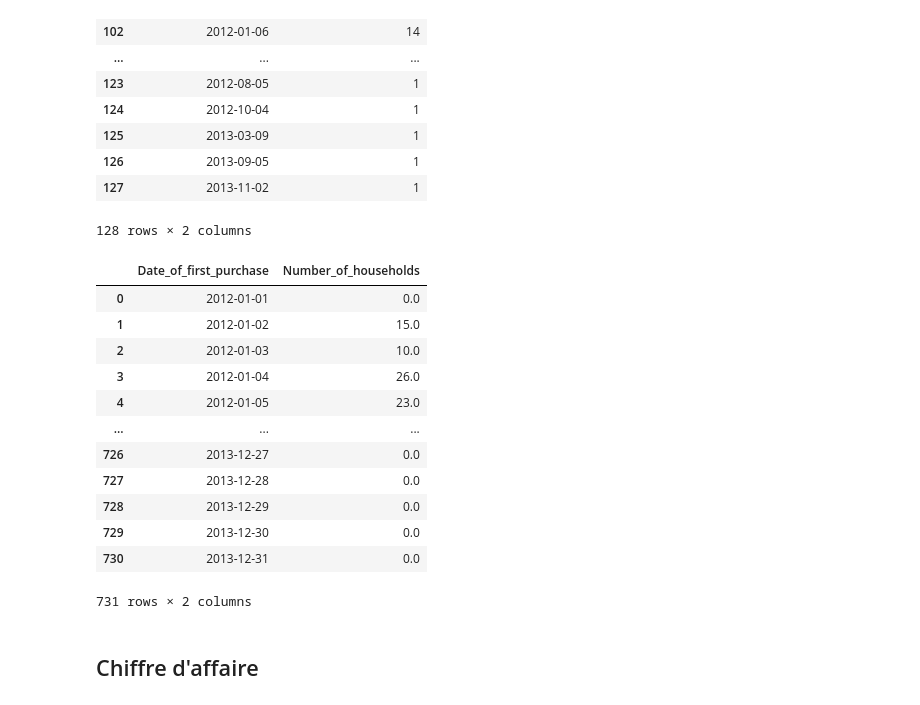
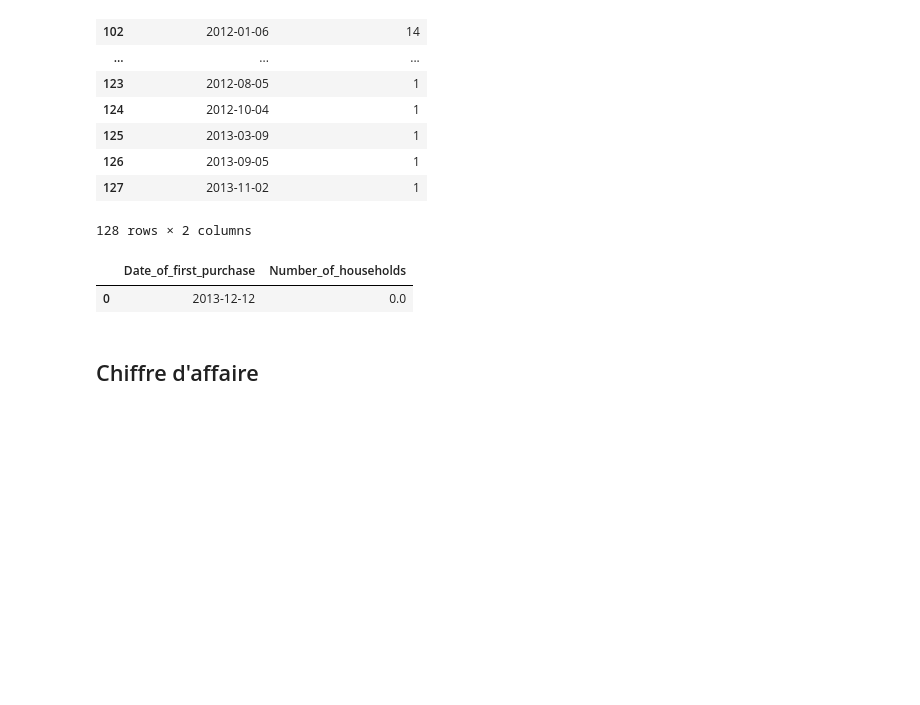
Before and after one commit to Medkallel/Dunhumby-The-complete-Journey-Dashboard, a Jupyter notebook: Src/Data_Exploration-Preprocessing.ipynb, the cells around one changed output. Drawn from its saved outputs; the diff is of its cells as text; code cells hidden in the pictures; blank space fills up the shorter version.

```diff
--- a/Src/Data_Exploration-Preprocessing.ipynb
+++ b/Src/Data_Exploration-Preprocessing.ipynb
@@ -838,20 +838,9 @@ df_customer_acquisition
 | 127 | 2013-11-02 | 1 |
 128 rows × 2 columns
 # %%
-df_customer_acquisition.set_index("Date_of_first_purchase").reindex(pd.date_range("2012-01-01", "2013-12-31", freq="D")).fillna(0).reset_index().rename(columns={"index": "Date_of_first_purchase"})
+df_customer_acquisition.set_index("Date_of_first_purchase").reindex(pd.date_range(df_trnsct["TRANS_DATE"].max(), df_trnsct["TRANS_DATE"].max(), freq="D")).fillna(0).reset_index().rename(columns={"index": "Date_of_first_purchase"})
 # %% [output]
 |  | Date_of_first_purchase | Number_of_households |
-| 0 | 2012-01-01 | 0.0 |
-| 1 | 2012-01-02 | 15.0 |
-| 2 | 2012-01-03 | 10.0 |
-| 3 | 2012-01-04 | 26.0 |
-| 4 | 2012-01-05 | 23.0 |
-| ... | ... | ... |
-| 726 | 2013-12-27 | 0.0 |
-| 727 | 2013-12-28 | 0.0 |
-| 728 | 2013-12-29 | 0.0 |
-| 729 | 2013-12-30 | 0.0 |
-| 730 | 2013-12-31 | 0.0 |
+| 0 | 2013-12-12 | 0.0 |
-731 rows × 2 columns
 # %% [markdown]
 ## Chiffre d'affaire
```
Also changed, not shown: parts of 7 cells of this notebook, 2 other files.
